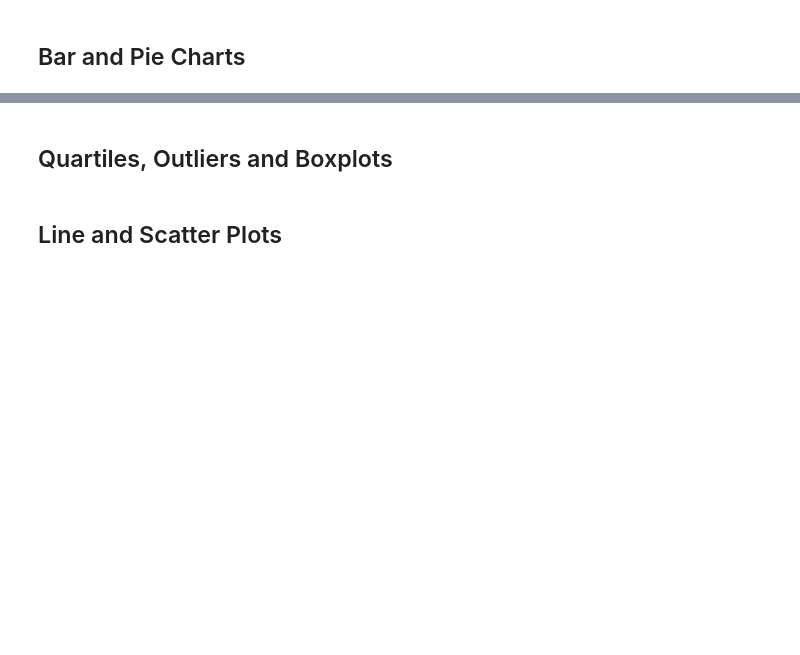
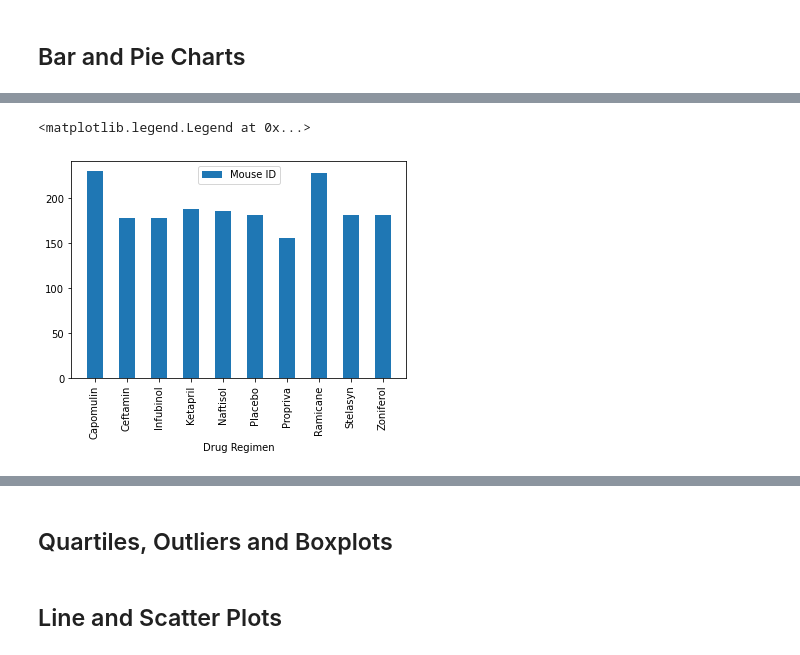
Before and after one commit to zachherington/matplotlib-challenge, a Jupyter notebook: Homework/Pymaceuticals/pymaceuticals_hw_submission.ipynb, the cells around one changed output, grey strips where cells are left out. Saved outputs shown, nothing was run; the diff lists cells and outputs as text; code cells hidden in the pictures; blank space fills up the shorter version.

```diff
--- a/Homework/Pymaceuticals/pymaceuticals_hw_submission.ipynb
+++ b/Homework/Pymaceuticals/pymaceuticals_hw_submission.ipynb
@@ -105,4 +104,14 @@ ValueError: arrays must all be same length
 # %%
 # Generate a bar plot showing the total number of mice for each treatment throughout the course of the study using pyplot.
+x_axis = mice_by_regimen.index.tolist()
+y_axis = mice_by_regimen['Mouse ID'].tolist()
+
+plt.bar(x_axis, y_axis, width=.5)
+plt.xticks(rotation=90)
+plt.xlabel('Drug Regimen')
+plt.legend(['Mouse ID'], loc = 'upper center')
+# %% [output]
+<matplotlib.legend.Legend at 0x...>
+[figure, added]
 # %%
 # Generate a pie plot showing the distribution of female versus male mice using pandas
```
Also changed, not shown: parts of 5 cells of this notebook.
